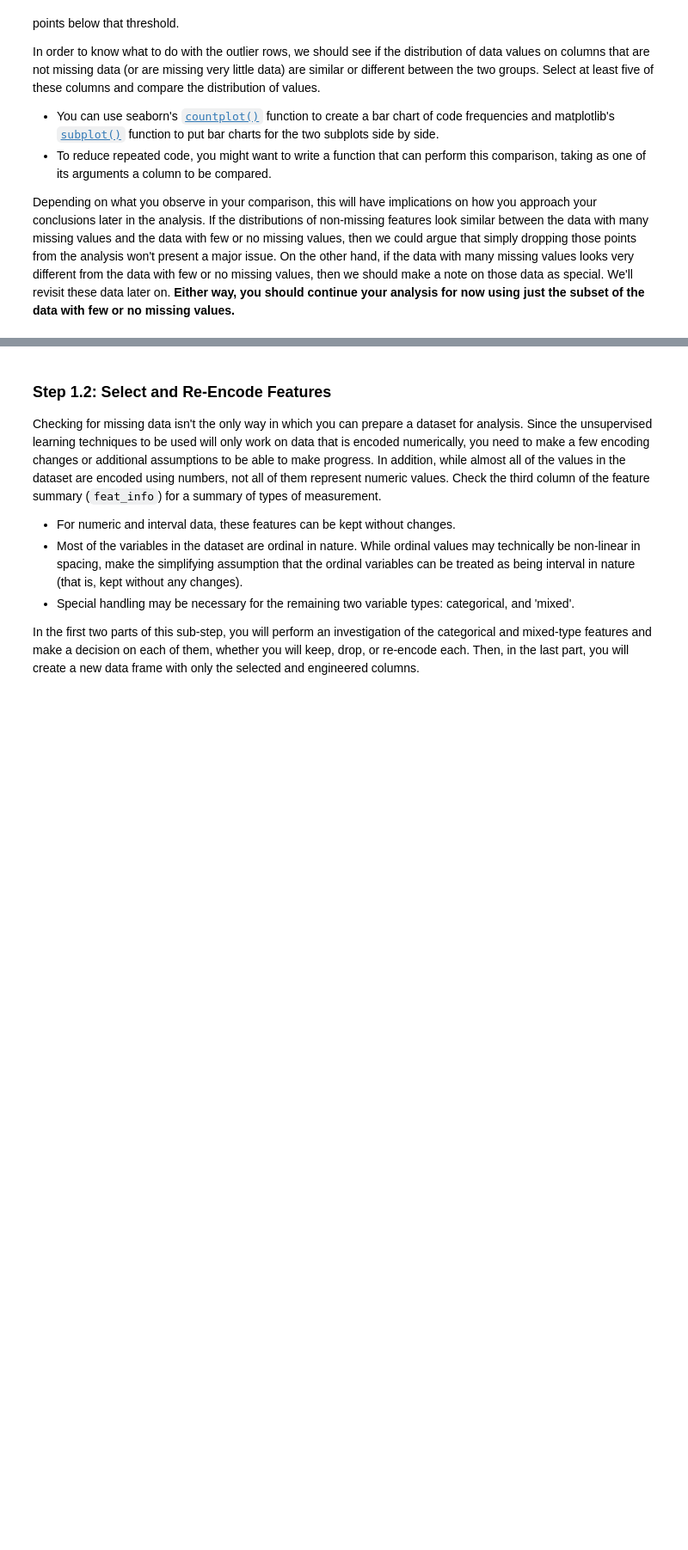
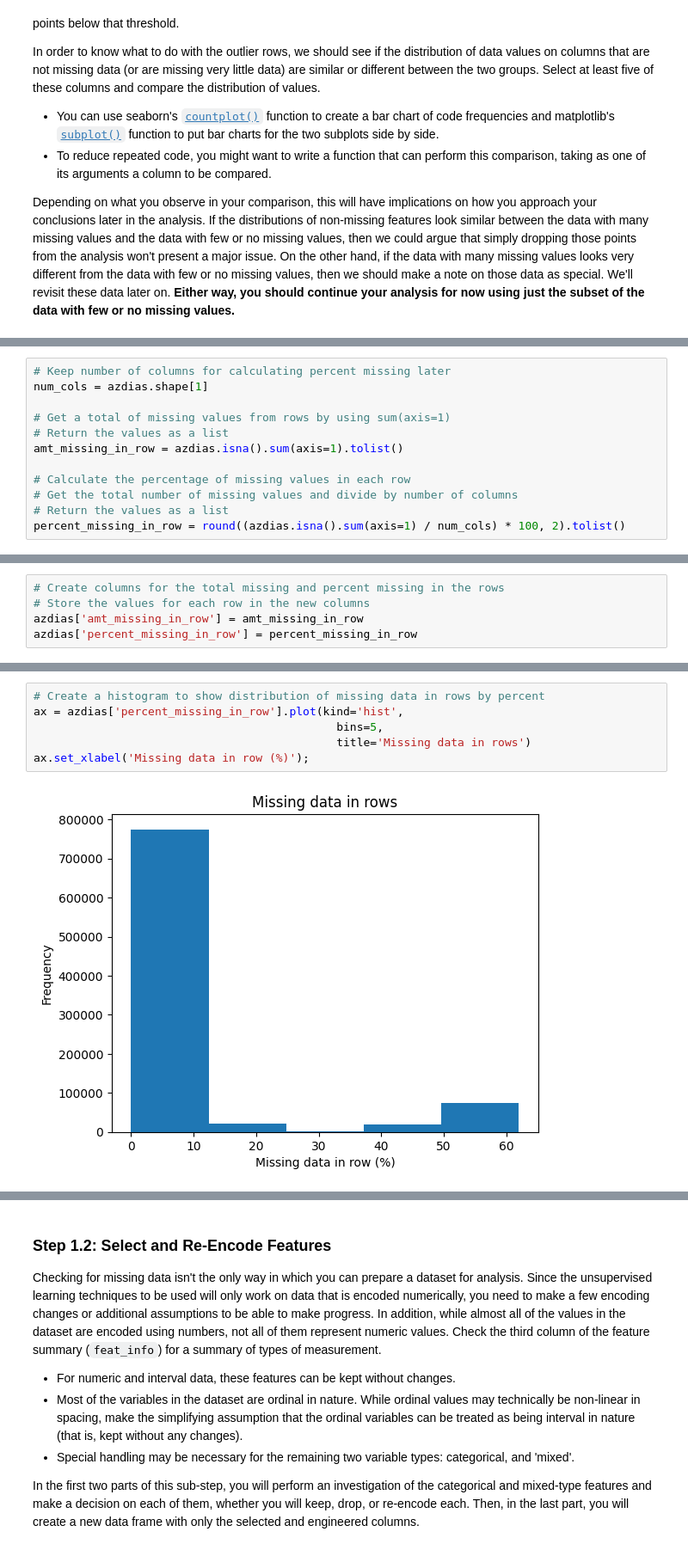
Before and after one commit to davidblackwelder/identify-customer-segments, a Jupyter notebook: Identify_Customer_Segments.ipynb, the cells around one changed output, grey strips where cells are left out. Shown at 86% size. Cells and saved outputs as stored; diff of their text form; blank space fills up the shorter version.

Commit message:
Create subsets of data based on missing values in rows

```diff
--- a/Identify_Customer_Segments.ipynb
+++ b/Identify_Customer_Segments.ipynb
@@ -378,0 +364,12 @@ Depending on what you observe in your comparison, this will have implications on
+# %%
+# Keep number of columns for calculating percent missing later
+num_cols = azdias.shape[1]
+
+# Get a total of missing values from rows by using sum(axis=1)
+# Return the values as a list
+amt_missing_in_row = azdias.isna().sum(axis=1).tolist()
+
+# Calculate the percentage of missing values in each row
+# Get the total number of missing values and divide by number of columns
+# Return the values as a list
+percent_missing_in_row = round((azdias.isna().sum(axis=1) / num_cols) * 100, 2).tolist()
@@ -378,0 +384,5 @@ Depending on what you observe in your comparison, this will have implications on
+# %%
+# Create columns for the total missing and percent missing in the rows
+# Store the values for each row in the new columns
+azdias['amt_missing_in_row'] = amt_missing_in_row
+azdias['percent_missing_in_row'] = percent_missing_in_row
@@ -378,0 +423,8 @@ Depending on what you observe in your comparison, this will have implications on
+# %%
+# Create a histogram to show distribution of missing data in rows by percent
+ax = azdias['percent_missing_in_row'].plot(kind='hist',
+                                             bins=5,
+                                             title='Missing data in rows')
+ax.set_xlabel('Missing data in row (%)');
+# %% [output]
+[figure, added]
```
Also changed, not shown: parts of 18 cells of this notebook.
